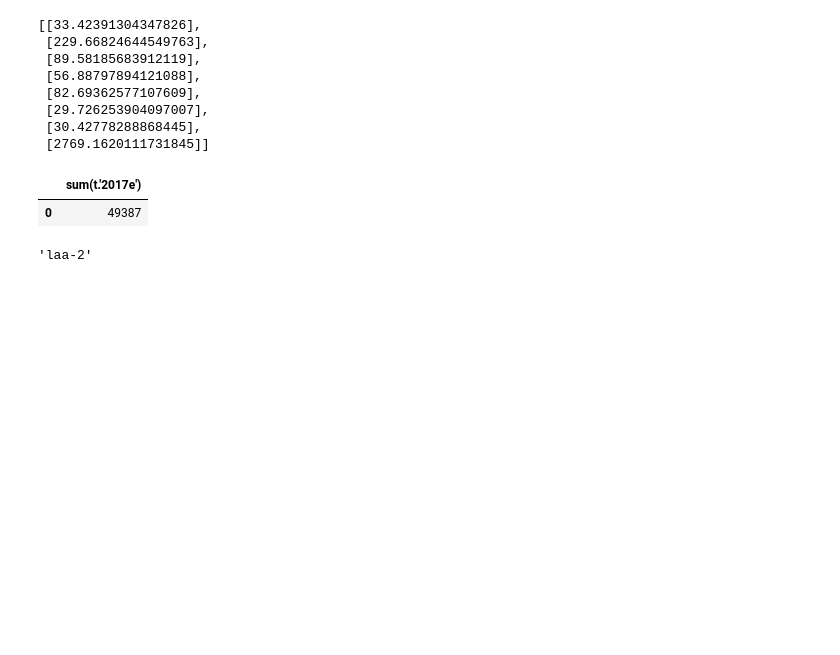
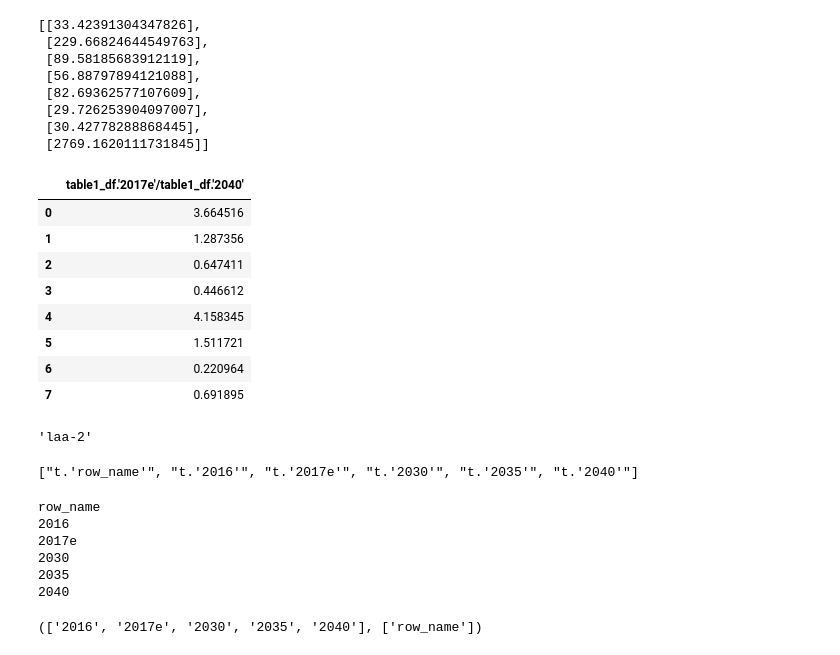
Before and after one commit to geokaragiannis/statchecker, a Jupyter notebook: src/demo_query_generation.ipynb, the cells around one changed output. Drawn from its saved outputs; the diff is of its cells as text; code cells hidden in the pictures; blank space fills up the shorter version.

```diff
--- a/src/demo_query_generation.ipynb
+++ b/src/demo_query_generation.ipynb
@@ -371,9 +362,22 @@ sum_q = "SELECT sum(t.'2017e') from table1_df as t "
+# %%
+q = "SELECT table1_df.'2017e'/table1_df.'2040' FROM table1_df"
 # %%
-ps.sqldf(sum_q)
+ps.sqldf(q)
 # %% [output]
-|  | sum(t.'2017e') |
-| 0 | 49387 |
+|  | table1_df.'2017e'/table1_df.'2040' |
+| 0 | 3.664516 |
+| 1 | 1.287356 |
+| 2 | 0.647411 |
+| 3 | 0.446612 |
+| 4 | 4.158345 |
+| 5 | 1.511721 |
+| 6 | 0.220964 |
+| 7 | 0.691895 |
 # %%
 "-".join(["laa", "2"])
 # %% [output]
 'laa-2'
+# %%
+["t" + "." + "'" + col + "'" for col in list(table1_df.columns)]
+# %% [output]
+["t.'row_name'", "t.'2016'", "t.'2017e'", "t.'2030'", "t.'2035'", "t.'2040'"]
@@ -379,0 +387,21 @@ ps.sqldf(sum_q)
+# %%
+s = []
+n = []
+
+for c in table1_df.columns:
+    print(c)
+    if is_string_dtype(table1_df[c]):
+        s.append(c)
+    if is_numeric_dtype(table1_df[c]):
+        n.append(c)
+# %% [output]
+row_name
+2016
+2017e
+2030
+2035
+2040
+# %%
+n, s
+# %% [output]
+(['2016', '2017e', '2030', '2035', '2040'], ['row_name'])
```
Also changed, not shown: parts of 7 cells of this notebook, 1 other file.
